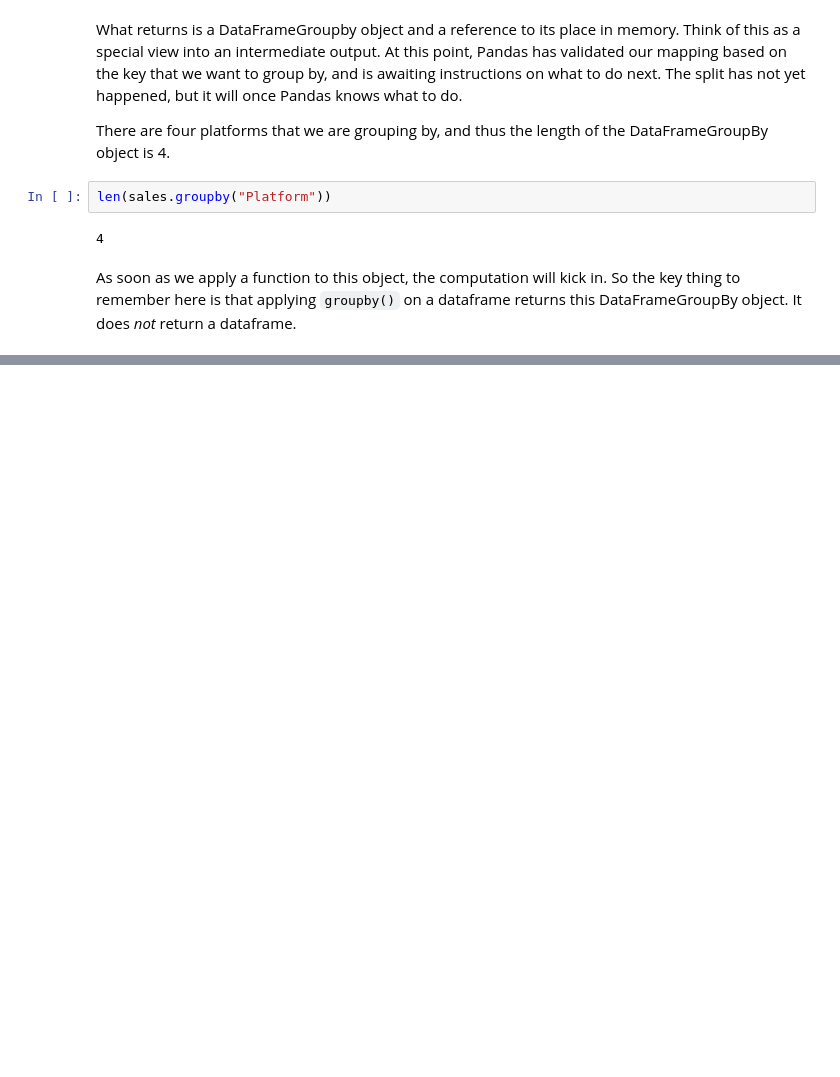
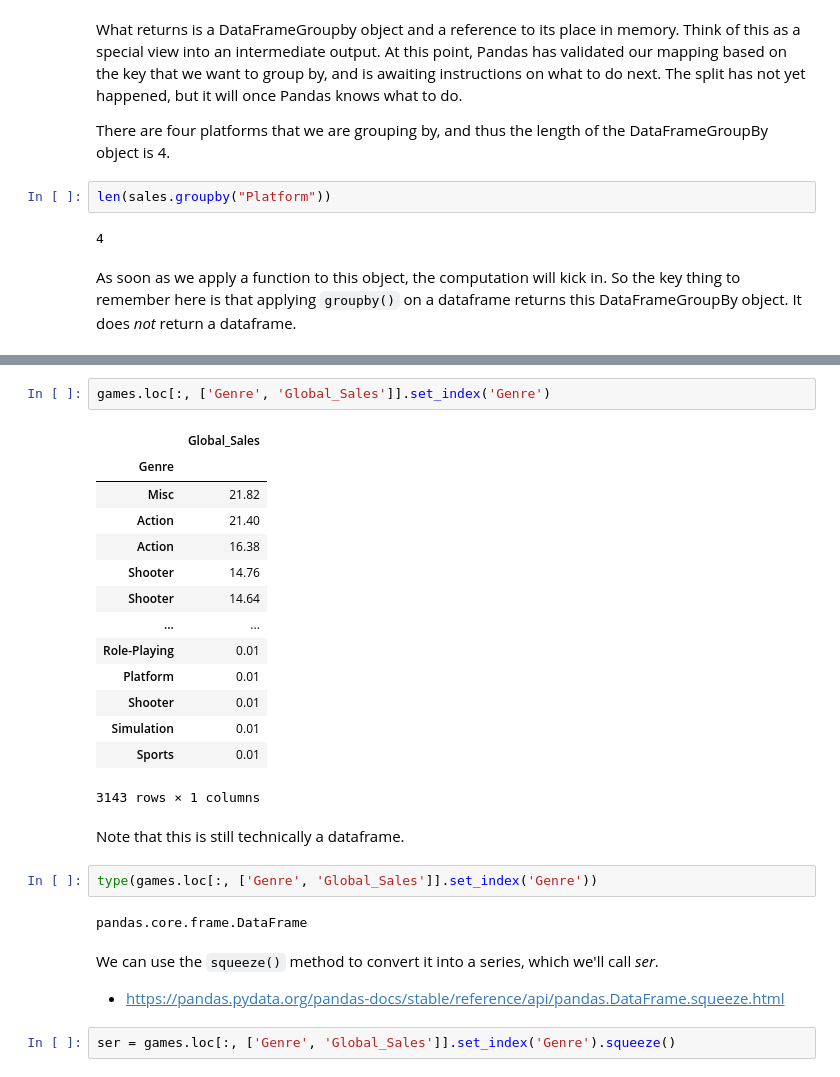
Before and after one commit to jgabunilas/pandas-bootcamp, a Jupyter notebook: Section8_GroupBy_and_Aggregates/Section8_GroupBy_and_Aggregates.ipynb, the cells around one changed output, grey strips where cells are left out. Saved outputs shown, nothing was run; the diff lists cells and outputs as text; blank space fills up the shorter version.

```diff
--- a/Section8_GroupBy_and_Aggregates/Section8_GroupBy_and_Aggregates.ipynb
+++ b/Section8_GroupBy_and_Aggregates/Section8_GroupBy_and_Aggregates.ipynb
@@ -280,0 +356,28 @@ As soon as we apply a function to this object, the computation will kick in. So
+# %%
+games.loc[:, ['Genre', 'Global_Sales']].set_index('Genre')
+# %% [output]
+|  | Global_Sales |
+| Genre |  |
+| Misc | 21.82 |
+| Action | 21.40 |
+| Action | 16.38 |
+| Shooter | 14.76 |
+| Shooter | 14.64 |
+| ... | ... |
+| Role-Playing | 0.01 |
+| Platform | 0.01 |
+| Shooter | 0.01 |
+| Simulation | 0.01 |
+| Sports | 0.01 |
+3143 rows × 1 columns
+# %% [markdown]
+Note that this is still technically a dataframe.
+# %%
+type(games.loc[:, ['Genre', 'Global_Sales']].set_index('Genre'))
+# %% [output]
+pandas.core.frame.DataFrame
+# %% [markdown]
+We can use the `squeeze()` method to convert it into a series, which we'll call *ser*.
+* https://pandas.pydata.org/pandas-docs/stable/reference/api/pandas.DataFrame.squeeze.html
+# %%
+ser = games.loc[:, ['Genre', 'Global_Sales']].set_index('Genre').squeeze()
```
Also changed, not shown: parts of 42 cells of this notebook.
